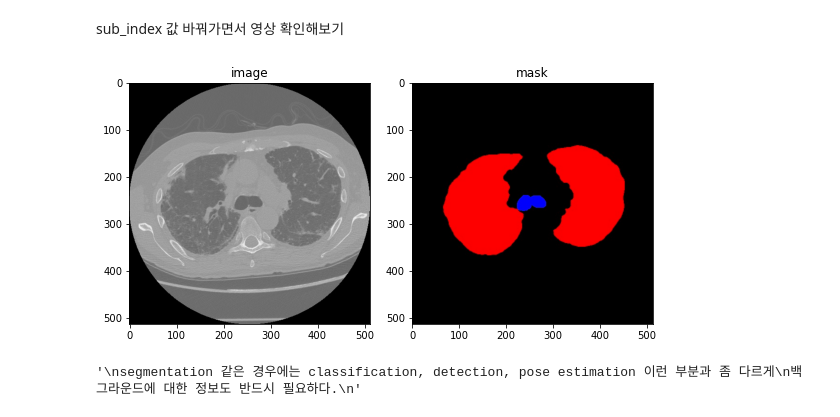
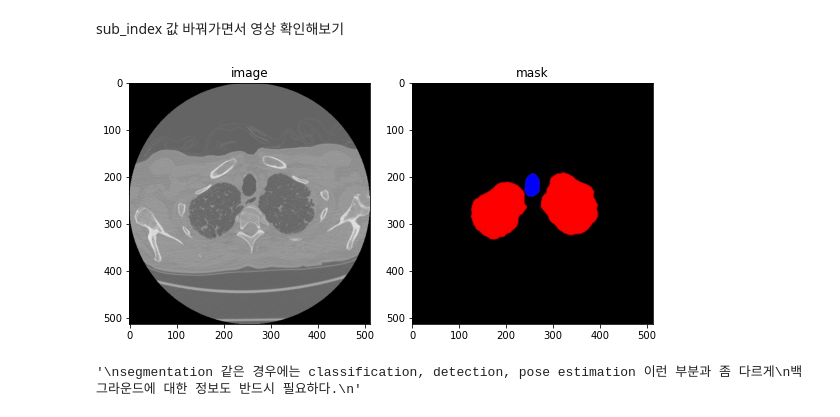
Before and after one commit to jeong1suk/CT_Classification_segmentation, a Jupyter notebook: source/Semantic_segmentation.ipynb, the cells around one changed output. Cells and saved outputs as stored; diff of their text form; code cells hidden in the pictures.

```diff
--- a/source/Semantic_segmentation.ipynb
+++ b/source/Semantic_segmentation.ipynb
@@ -130,25 +132,25 @@ index=1로 바꾸면 두번째는 394개를 가지고 있다.
 # %% [markdown]
 sub_index 값 바꿔가면서 영상 확인해보기
 # %%
-sub_index = 11
+sub_index = 4
 img_name, mask_name = client_data.iloc[sub_index].values
 img_path = os.path.join(data_dir, "images", img_name)
 mask_path = os.path.join(data_dir, "masks", mask_name)
 
 image = cv2.imread(img_path)
 mask = cv2.imread(mask_path)
 
 plt.figure(figsize=(8,6))
 plt.subplot(121)
 plt.title("image")
 plt.imshow(image)
 
 plt.subplot(122)
 plt.title("mask")
 plt.imshow(mask)
 plt.tight_layout()
 # %% [output]
-[figure, old version]
+[figure, new version]
 # %%
 # 순자척인 이미지인지 영상으로 만들어서 확인해보기
 def get_client_data(data_df, index):
```
Also changed, not shown: parts of 21 cells of this notebook.
